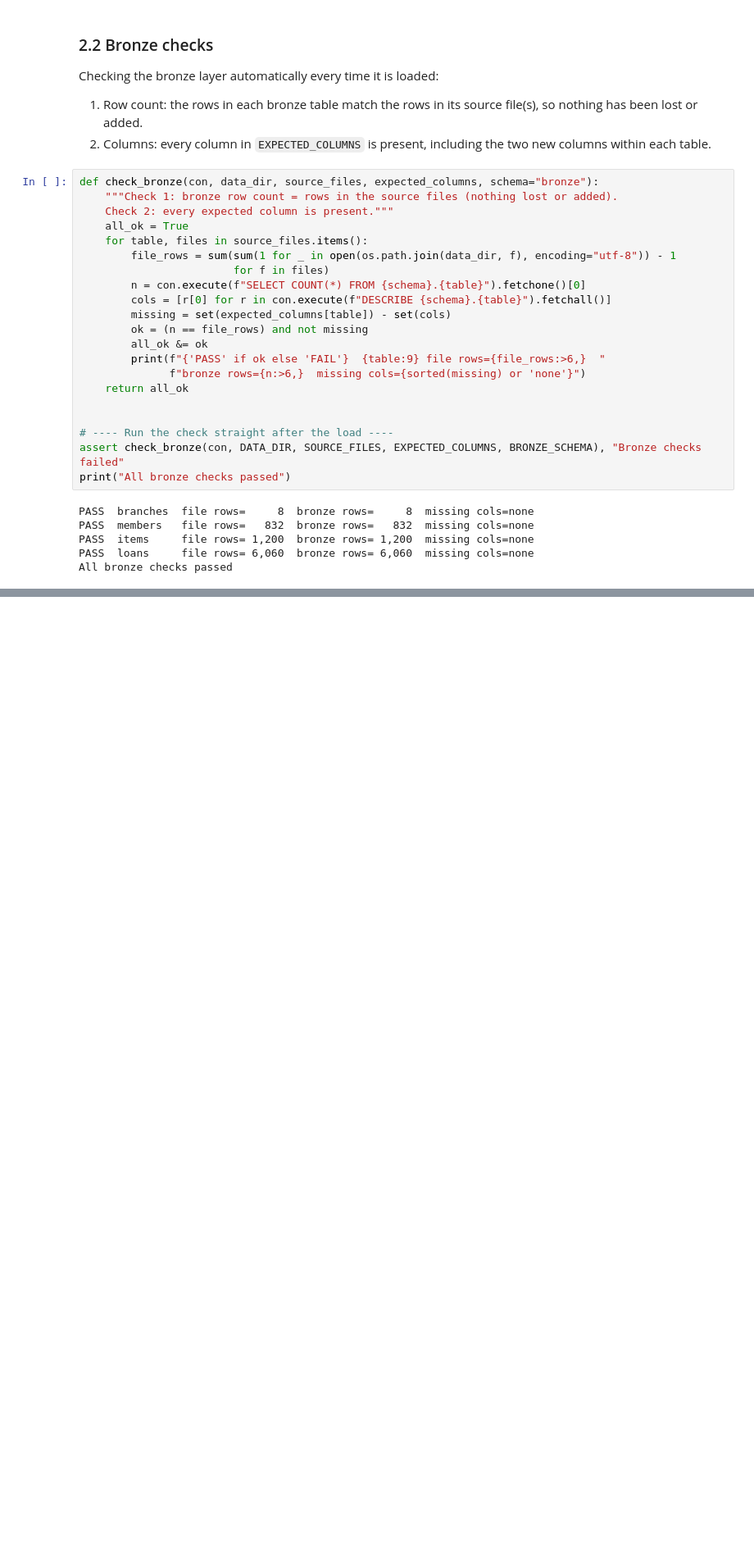
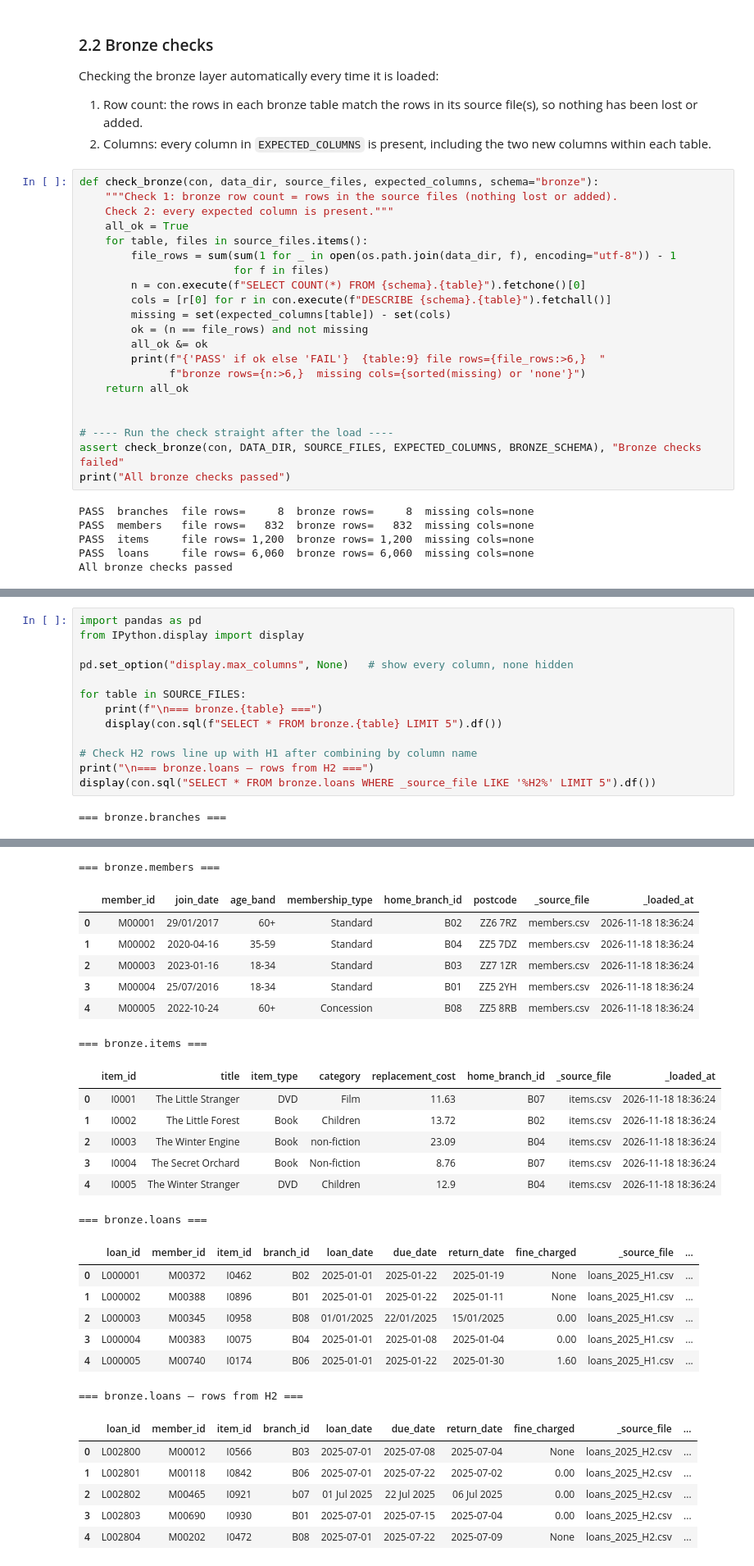
Before and after one commit to HuriyaAhmerr/5782076-AnalyticsEngineering, a Jupyter notebook: 5782076_library_pipeline.ipynb, the cells around one changed output, grey strips where cells are left out. Shown at 82% size. Cells and saved outputs as stored; diff of their text form; blank space fills up the shorter version.

Commit message:
Printed the bronze tables

```diff
--- a/5782076_library_pipeline.ipynb
+++ b/5782076_library_pipeline.ipynb
@@ -753,0 +758,15 @@ All bronze checks passed
+# %%
+import pandas as pd
+from IPython.display import display
+
+pd.set_option("display.max_columns", None)   # show every column, none hidden
+
+for table in SOURCE_FILES:
+    print(f"\n=== bronze.{table} ===")
+    display(con.sql(f"SELECT * FROM bronze.{table} LIMIT 5").df())
+
+# Check H2 rows line up with H1 after combining by column name
+print("\n=== bronze.loans – rows from H2 ===")
+display(con.sql("SELECT * FROM bronze.loans WHERE _source_file LIKE '%H2%' LIMIT 5").df())
+# %% [output]
+=== bronze.branches ===
@@ -753,0 +779,28 @@ All bronze checks passed
+=== bronze.members ===
+|  | member_id | join_date | age_band | membership_type | home_branch_id | postcode | _source_file | _loaded_at |
+| 0 | M00001 | 29/01/2017 | 60+ | Standard | B02 | ZZ6 7RZ | members.csv | 2026-11-18 18:36:24 |
+| 1 | M00002 | 2020-04-16 | 35-59 | Standard | B04 | ZZ5 7DZ | members.csv | 2026-11-18 18:36:24 |
+| 2 | M00003 | 2023-01-16 | 18-34 | Standard | B03 | ZZ7 1ZR | members.csv | 2026-11-18 18:36:24 |
+| 3 | M00004 | 25/07/2016 | 18-34 | Standard | B01 | ZZ5 2YH | members.csv | 2026-11-18 18:36:24 |
+| 4 | M00005 | 2022-10-24 | 60+ | Concession | B08 | ZZ5 8RB | members.csv | 2026-11-18 18:36:24 |
+=== bronze.items ===
+|  | item_id | title | item_type | category | replacement_cost | home_branch_id | _source_file | _loaded_at |
+| 0 | I0001 | The Little Stranger | DVD | Film | 11.63 | B07 | items.csv | 2026-11-18 18:36:24 |
+| 1 | I0002 | The Little Forest | Book | Children | 13.72 | B02 | items.csv | 2026-11-18 18:36:24 |
+| 2 | I0003 | The Winter Engine | Book | non-fiction | 23.09 | B04 | items.csv | 2026-11-18 18:36:24 |
+| 3 | I0004 | The Secret Orchard | Book | Non-fiction | 8.76 | B07 | items.csv | 2026-11-18 18:36:24 |
+| 4 | I0005 | The Winter Stranger | DVD | Children | 12.9 | B04 | items.csv | 2026-11-18 18:36:24 |
+=== bronze.loans ===
+|  | loan_id | member_id | item_id | branch_id | loan_date | due_date | return_date | fine_charged | _source_file | ... |
+| 0 | L000001 | M00372 | I0462 | B02 | 2025-01-01 | 2025-01-22 | 2025-01-19 | None | loans_2025_H1.csv | ... |
+| 1 | L000002 | M00388 | I0896 | B01 | 2025-01-01 | 2025-01-22 | 2025-01-11 | None | loans_2025_H1.csv | ... |
+| 2 | L000003 | M00345 | I0958 | B08 | 01/01/2025 | 22/01/2025 | 15/01/2025 | 0.00 | loans_2025_H1.csv | ... |
+| 3 | L000004 | M00383 | I0075 | B04 | 2025-01-01 | 2025-01-08 | 2025-01-04 | 0.00 | loans_2025_H1.csv | ... |
+| 4 | L000005 | M00740 | I0174 | B06 | 2025-01-01 | 2025-01-22 | 2025-01-30 | 1.60 | loans_2025_H1.csv | ... |
+=== bronze.loans – rows from H2 ===
+|  | loan_id | member_id | item_id | branch_id | loan_date | due_date | return_date | fine_charged | _source_file | ... |
+| 0 | L002800 | M00012 | I0566 | B03 | 2025-07-01 | 2025-07-08 | 2025-07-04 | None | loans_2025_H2.csv | ... |
+| 1 | L002801 | M00118 | I0842 | B06 | 2025-07-01 | 2025-07-22 | 2025-07-02 | 0.00 | loans_2025_H2.csv | ... |
+| 2 | L002802 | M00465 | I0921 | b07 | 01 Jul 2025 | 22 Jul 2025 | 06 Jul 2025 | 0.00 | loans_2025_H2.csv | ... |
+| 3 | L002803 | M00690 | I0930 | B01 | 2025-07-01 | 2025-07-15 | 2025-07-04 | 0.00 | loans_2025_H2.csv | ... |
+| 4 | L002804 | M00202 | I0472 | B08 | 2025-07-01 | 2025-07-22 | 2025-07-09 | None | loans_2025_H2.csv | ... |
```
Also changed, not shown: parts of 2 cells of this notebook.
